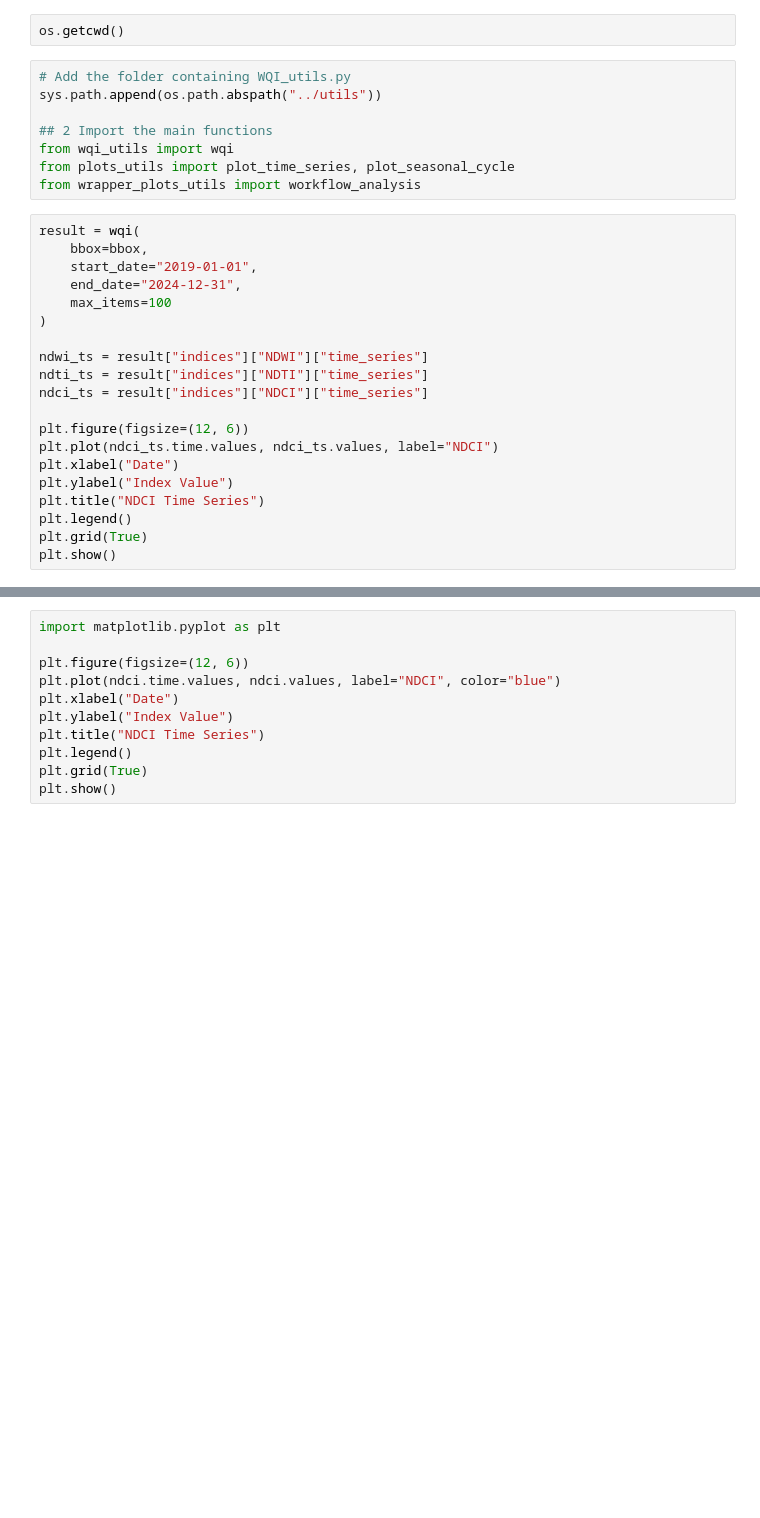
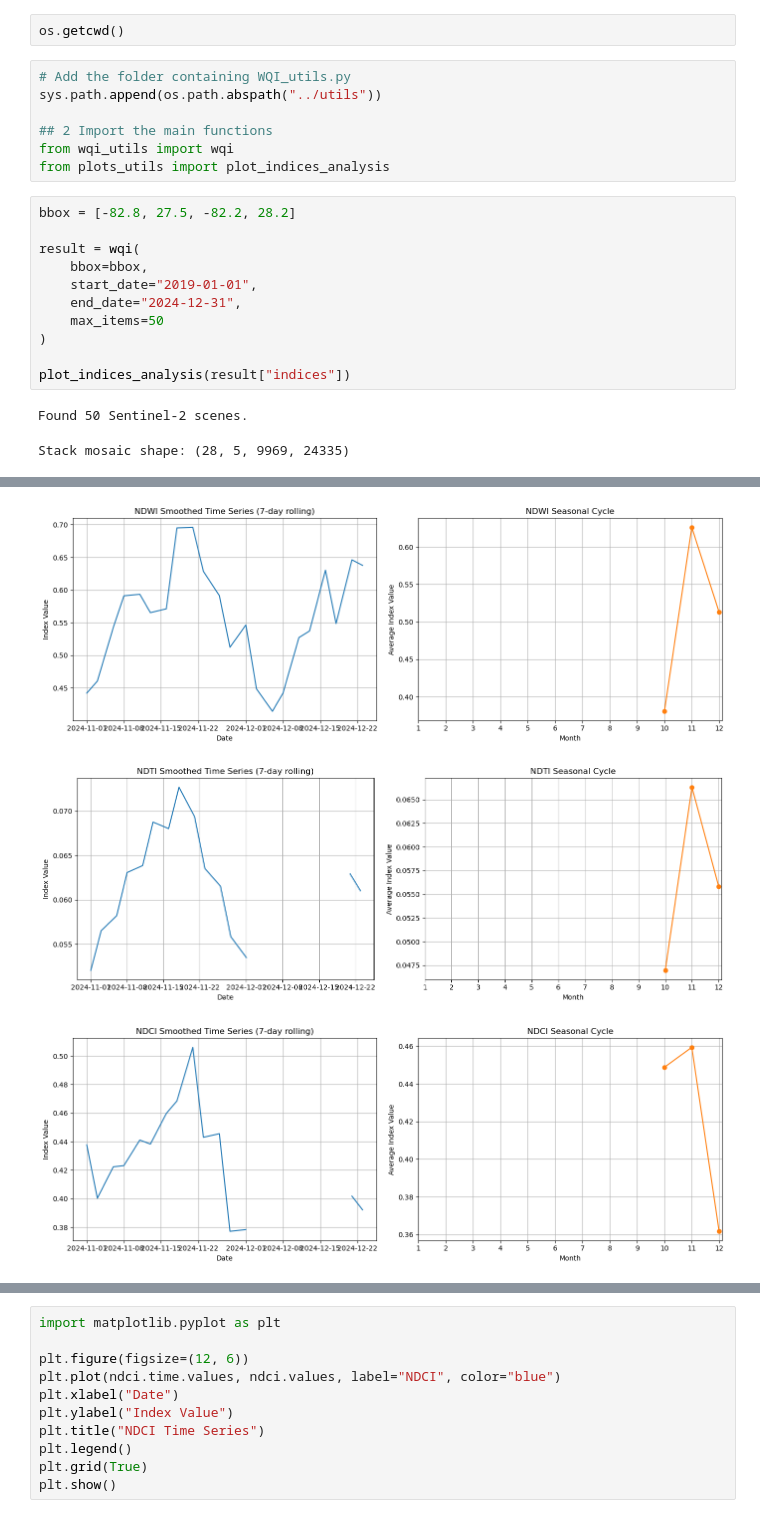
Before and after one commit to Gracey0201/tampa-bay-water-quality, a Jupyter notebook: scr/notebooks/WQI.ipynb, the cells around one changed output, grey strips where cells are left out. Saved outputs shown, nothing was run; the diff lists cells and outputs as text; blank space fills up the shorter version.

```diff
--- a/scr/notebooks/WQI.ipynb
+++ b/scr/notebooks/WQI.ipynb
@@ -27,25 +66,18 @@ sys.path.append(os.path.abspath("../utils"))
 
 ## 2 Import the main functions
 from wqi_utils import wqi
-from plots_utils import plot_time_series, plot_seasonal_cycle
-from wrapper_plots_utils import workflow_analysis
+from plots_utils import plot_indices_analysis
 # %%
+bbox = [-82.8, 27.5, -82.2, 28.2]
+
 result = wqi(
     bbox=bbox,
     start_date="2019-01-01",
     end_date="2024-12-31",
-    max_items=100
+    max_items=50
 )
 
-ndwi_ts = result["indices"]["NDWI"]["time_series"]
-ndti_ts = result["indices"]["NDTI"]["time_series"]
-ndci_ts = result["indices"]["NDCI"]["time_series"]
-
-plt.figure(figsize=(12, 6))
-plt.plot(ndci_ts.time.values, ndci_ts.values, label="NDCI")
-plt.xlabel("Date")
-plt.ylabel("Index Value")
-plt.title("NDCI Time Series")
-plt.legend()
-plt.grid(True)
-plt.show()
+plot_indices_analysis(result["indices"])
+# %% [output]
+Found 50 Sentinel-2 scenes.
+Stack mosaic shape: (28, 5, 9969, 24335)
@@ -51,0 +88,3 @@ plt.show()
+[figure, added]
+[figure, added]
+[figure, added]
```
Also changed, not shown: parts of 3 cells of this notebook.
